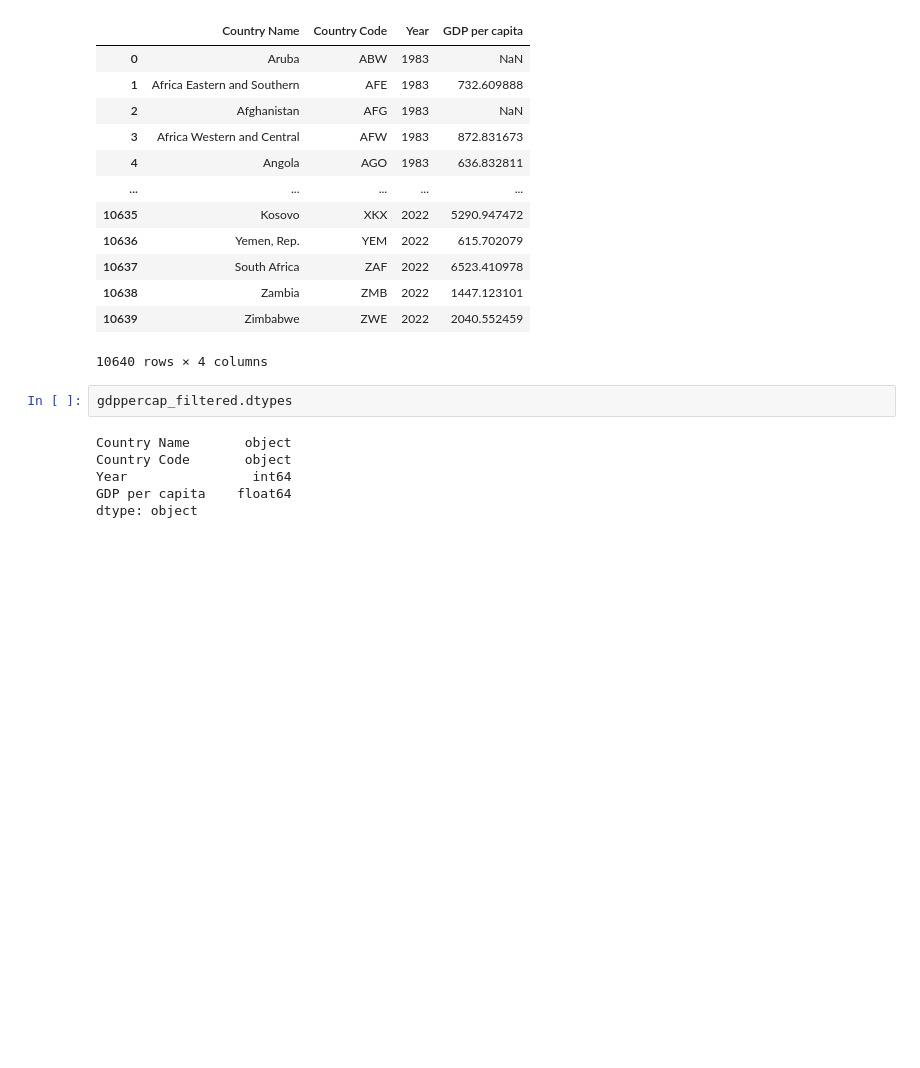
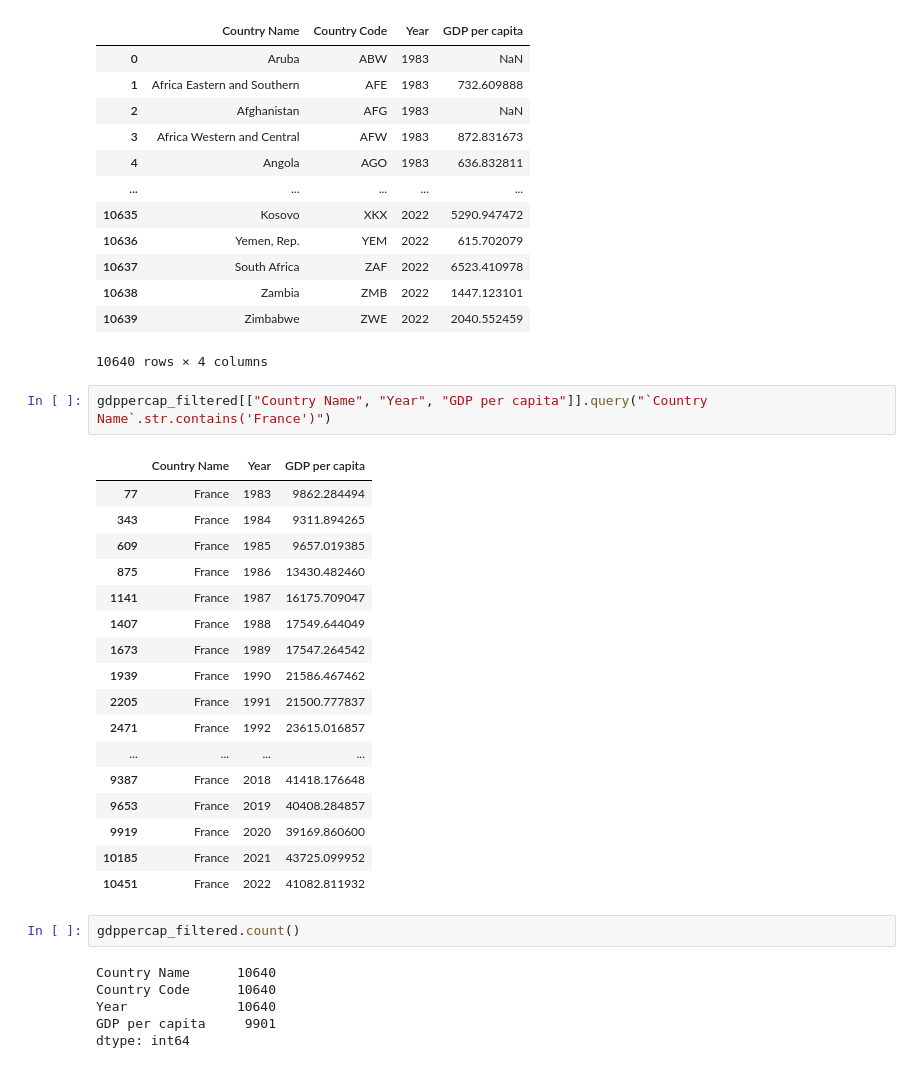
Before and after one commit to mathisjankovic/Correllation-between-GPD-evolution-and-happiness, a Jupyter notebook: GDPperCapvsHappiness.ipynb, the cells around one changed output. Saved outputs shown, nothing was run; the diff lists cells and outputs as text; blank space fills up the shorter version.

```diff
--- a/GDPperCapvsHappiness.ipynb
+++ b/GDPperCapvsHappiness.ipynb
@@ -134,11 +143,31 @@ gdppercap_filtered
 | 10638 | Zambia | ZMB | 2022 | 1447.123101 |
 | 10639 | Zimbabwe | ZWE | 2022 | 2040.552459 |
 10640 rows × 4 columns
+# %%
+gdppercap_filtered[["Country Name", "Year", "GDP per capita"]].query("`Country Name`.str.contains('France')")
+# %% [output]
+|  | Country Name | Year | GDP per capita |
+| 77 | France | 1983 | 9862.284494 |
+| 343 | France | 1984 | 9311.894265 |
+| 609 | France | 1985 | 9657.019385 |
+| 875 | France | 1986 | 13430.482460 |
+| 1141 | France | 1987 | 16175.709047 |
+| 1407 | France | 1988 | 17549.644049 |
+| 1673 | France | 1989 | 17547.264542 |
+| 1939 | France | 1990 | 21586.467462 |
+| 2205 | France | 1991 | 21500.777837 |
+| 2471 | France | 1992 | 23615.016857 |
+| ... | ... | ... | ... |
+| 9387 | France | 2018 | 41418.176648 |
+| 9653 | France | 2019 | 40408.284857 |
+| 9919 | France | 2020 | 39169.860600 |
+| 10185 | France | 2021 | 43725.099952 |
+| 10451 | France | 2022 | 41082.811932 |
 # %%
-gdppercap_filtered.dtypes
+gdppercap_filtered.count()
 # %% [output]
-Country Name       object
-Country Code       object
-Year                int64
-GDP per capita    float64
-dtype: object
+Country Name      10640
+Country Code      10640
+Year              10640
+GDP per capita     9901
+dtype: int64
```
Also changed, not shown: parts of 10 cells of this notebook.
